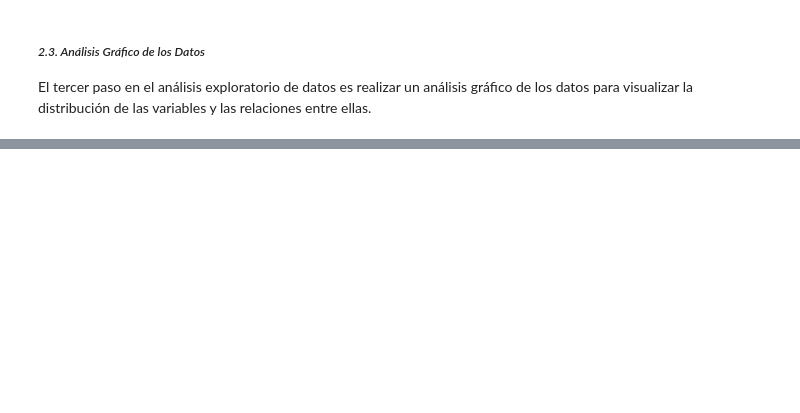
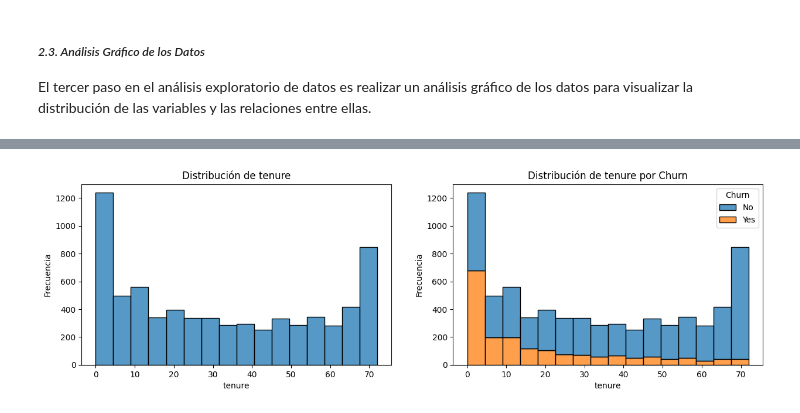
Before and after one commit to stefanoaragoni/CC31062024_Proyecto1, a Jupyter notebook: proyecto1.ipynb, the cells around one changed output, grey strips where cells are left out. Drawn from its saved outputs; the diff is of its cells as text; code cells hidden in the pictures; blank space fills up the shorter version.

```diff
--- a/proyecto1.ipynb
+++ b/proyecto1.ipynb
@@ -316,0 +375,5 @@ def plot_correlation(data):
+# %%
+# Se grafica la distribución de la columna 'tenure'
+plot_distribution(df, 'tenure', hue='Churn')
+# %% [output]
+[figure, added]
```
Also changed, not shown: parts of 46 cells of this notebook, 1 other file.
